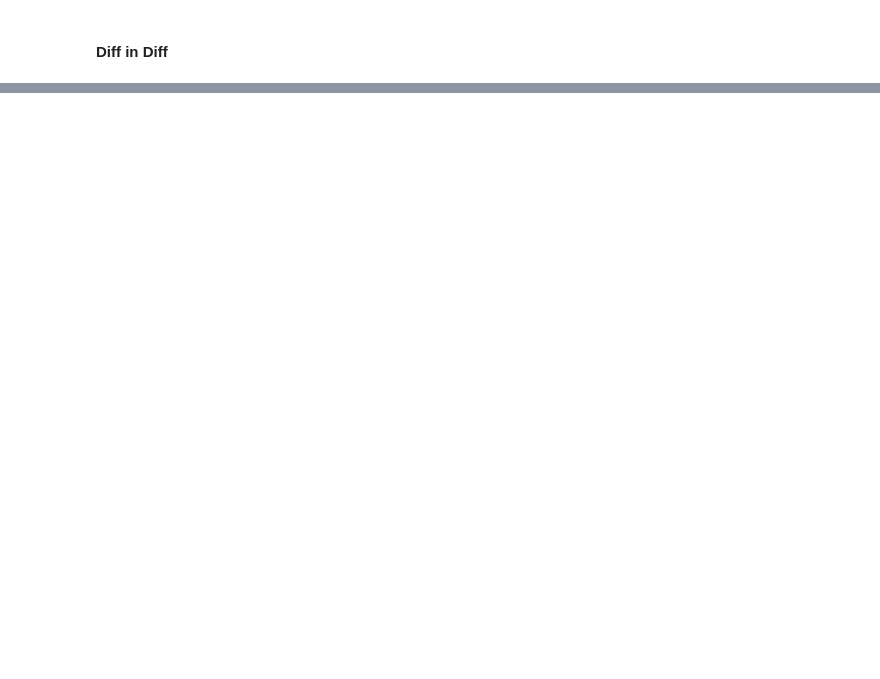
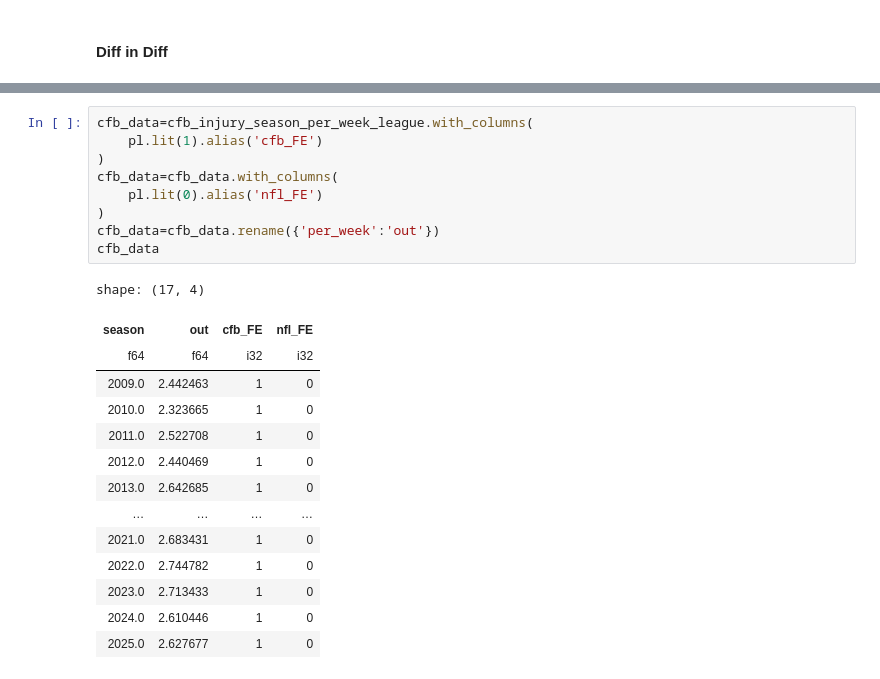
Before and after one commit to porterolson/cfb-projects, a Jupyter notebook: kickoff_DiD.ipynb, the cells around one changed output, grey strips where cells are left out. Drawn from its saved outputs; the diff is of its cells as text; blank space fills up the shorter version.

```diff
--- a/kickoff_DiD.ipynb
+++ b/kickoff_DiD.ipynb
@@ -591,0 +642,24 @@ plt.show()
+# %%
+cfb_data=cfb_injury_season_per_week_league.with_columns(
+    pl.lit(1).alias('cfb_FE')
+)
+cfb_data=cfb_data.with_columns(
+    pl.lit(0).alias('nfl_FE')
+)
+cfb_data=cfb_data.rename({'per_week':'out'})
+cfb_data
+# %% [output]
+shape: (17, 4)
+| season | out | cfb_FE | nfl_FE |
+| f64 | f64 | i32 | i32 |
+| 2009.0 | 2.442463 | 1 | 0 |
+| 2010.0 | 2.323665 | 1 | 0 |
+| 2011.0 | 2.522708 | 1 | 0 |
+| 2012.0 | 2.440469 | 1 | 0 |
+| 2013.0 | 2.642685 | 1 | 0 |
+| … | … | … | … |
+| 2021.0 | 2.683431 | 1 | 0 |
+| 2022.0 | 2.744782 | 1 | 0 |
+| 2023.0 | 2.713433 | 1 | 0 |
+| 2024.0 | 2.610446 | 1 | 0 |
+| 2025.0 | 2.627677 | 1 | 0 |
```
Also changed, not shown: parts of 15 cells of this notebook, 2 other files.
